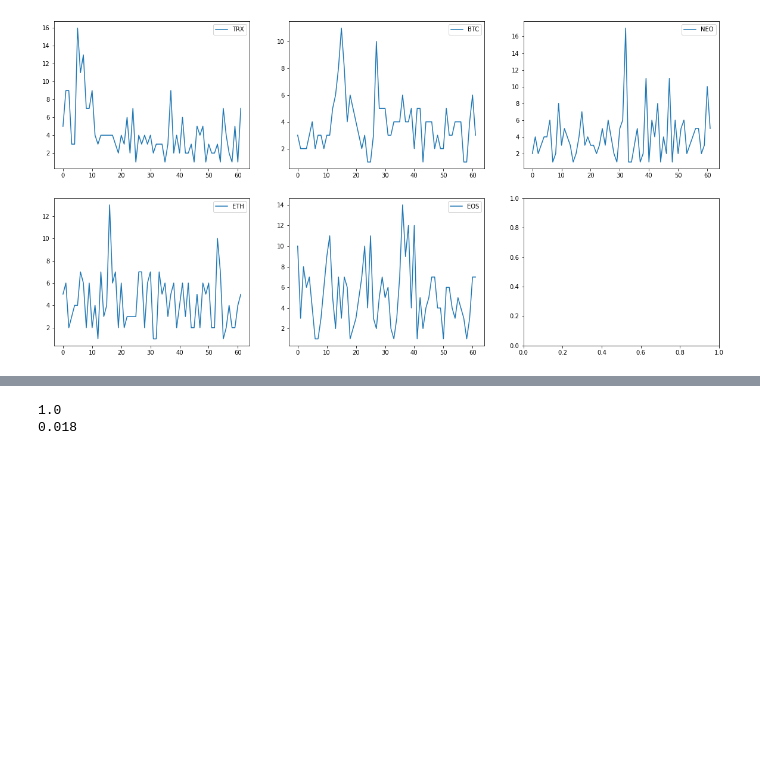
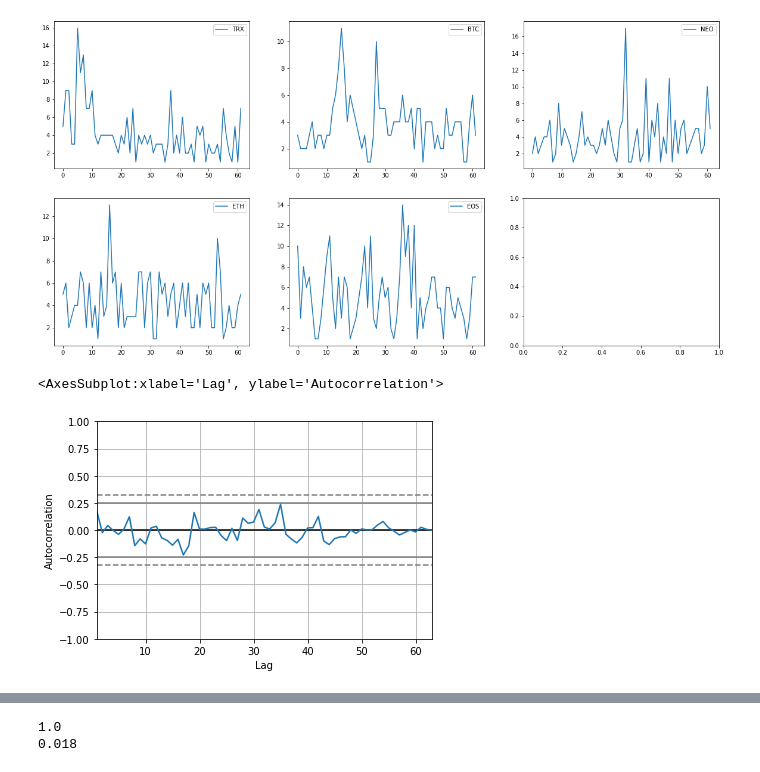
Before and after one commit to codingFerryman/crypto_market_hierarchy_structure, a Jupyter notebook: src/30m_MST_per_day.ipynb, the cells around one changed output, grey strips where cells are left out. Drawn from its saved outputs; the diff is of its cells as text; code cells hidden in the pictures; blank space fills up the shorter version.

Commit message:
add target coin degree autocorrelation plot

```diff
--- a/src/30m_MST_per_day.ipynb
+++ b/src/30m_MST_per_day.ipynb
@@ -286,0 +284,5 @@ plot_coi_d_ts(coi_d_ts2)
+# %%
+pd.plotting.autocorrelation_plot(coi_d_ts1['BTC'])
+# %% [output]
+<AxesSubplot:xlabel='Lag', ylabel='Autocorrelation'>
+[figure, added]
```
Also changed, not shown: parts of 4 cells of this notebook.
